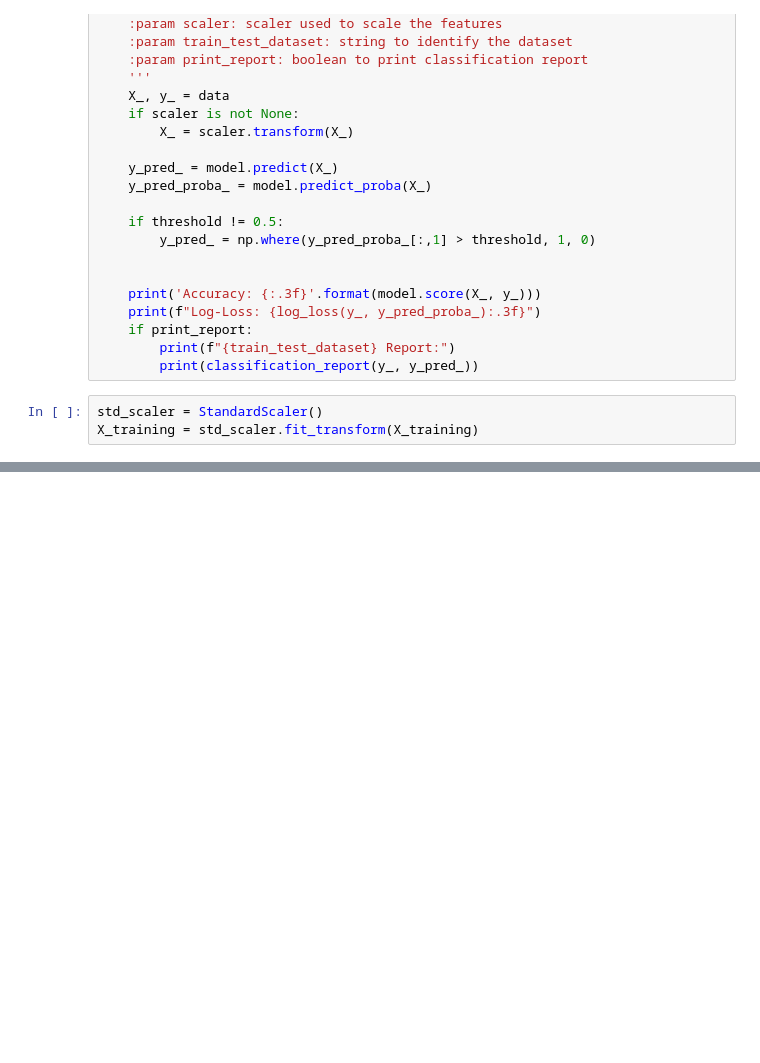
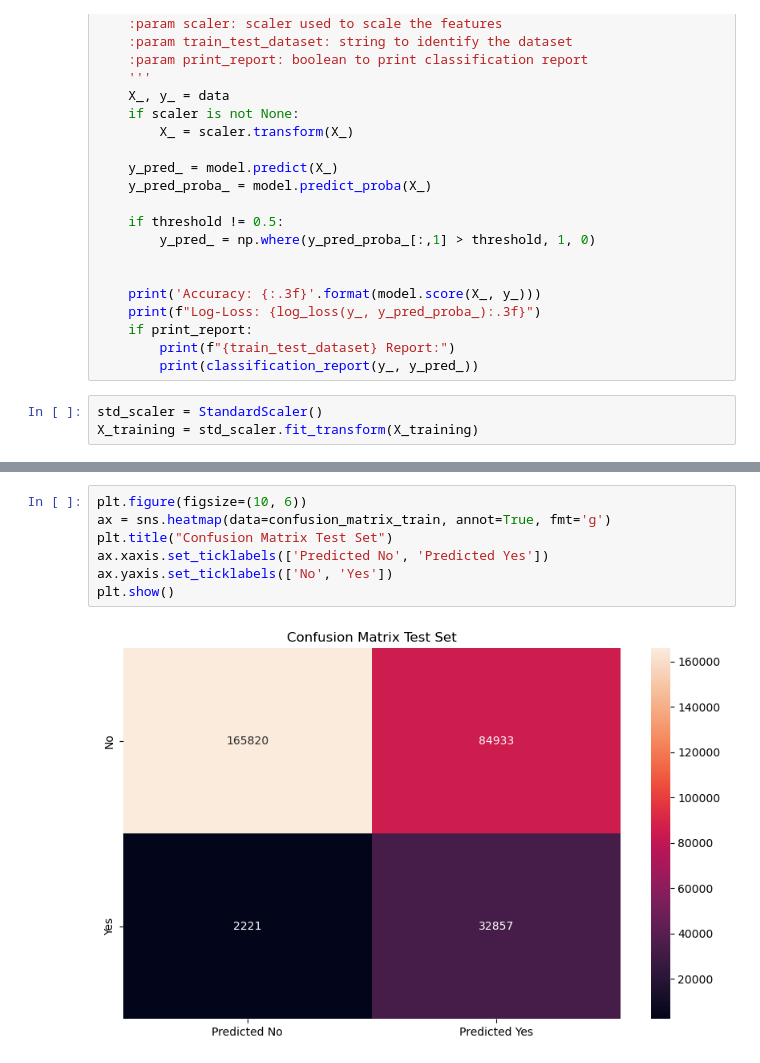
Before and after one commit to EnricoMiche1210760/Predicting_Insurance_Cross_Sell_Opportunities, a Jupyter notebook: main.ipynb, the cells around one changed output, grey strips where cells are left out. Saved outputs shown, nothing was run; the diff lists cells and outputs as text; blank space fills up the shorter version.

```diff
--- a/main.ipynb
+++ b/main.ipynb
@@ -216,0 +247,9 @@ weighted avg       0.81      0.88      0.82     95278
+# %%
+plt.figure(figsize=(10, 6))
+ax = sns.heatmap(data=confusion_matrix_train, annot=True, fmt='g')
+plt.title("Confusion Matrix Test Set")
+ax.xaxis.set_ticklabels(['Predicted No', 'Predicted Yes'])
+ax.yaxis.set_ticklabels(['No', 'Yes'])
+plt.show()
+# %% [output]
+[figure, added]
```
Also changed, not shown: parts of 5 cells of this notebook.
